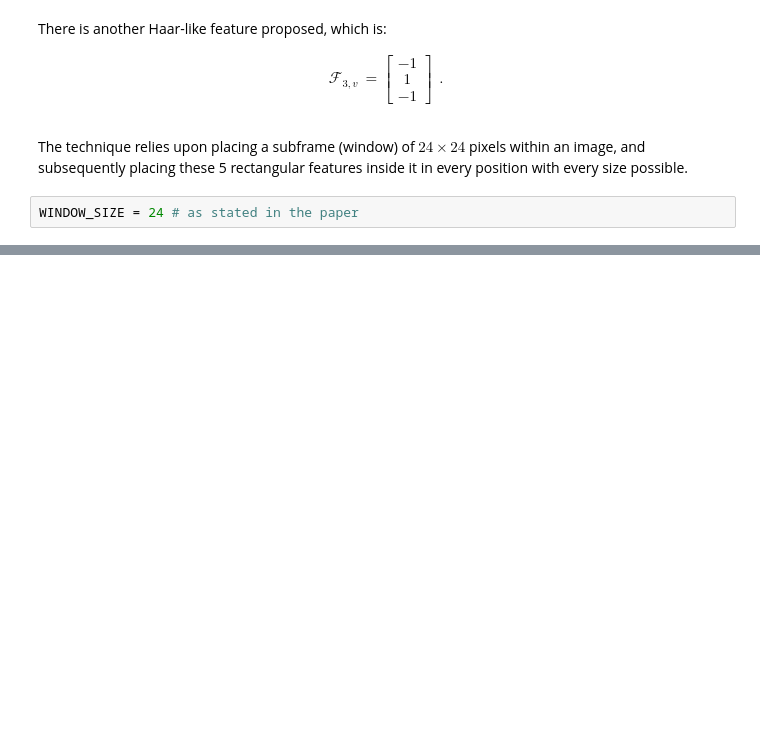
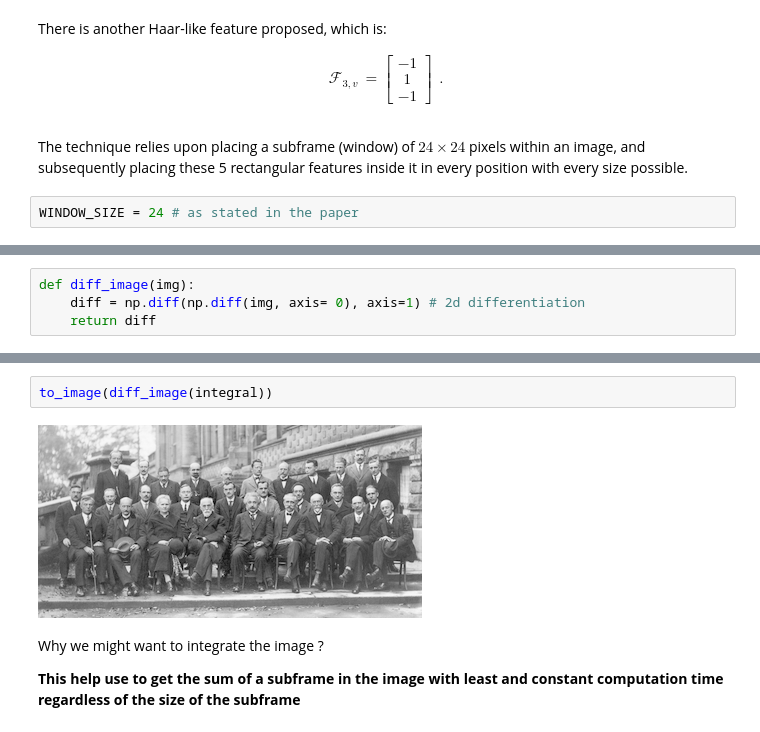
Before and after one commit to Computer-Vision-Spring-2024/exVision-FacialSys, a Jupyter notebook: face_detection/detect_face.ipynb, the cells around one changed output, grey strips where cells are left out. Saved outputs shown, nothing was run; the diff lists cells and outputs as text; blank space fills up the shorter version.

```diff
--- a/face_detection/detect_face.ipynb
+++ b/face_detection/detect_face.ipynb
@@ -120,0 +197,4 @@ WINDOW_SIZE = 24 # as stated in the paper
+# %%
+def diff_image(img):
+    diff = np.diff(np.diff(img, axis= 0), axis=1) # 2d differentiation
+    return diff
@@ -120,0 +227,8 @@ WINDOW_SIZE = 24 # as stated in the paper
+# %%
+to_image(diff_image(integral))
+# %% [output]
+[figure, added]
+# %% [markdown]
+Why we might want to integrate the image ?
+
+**This help use to get the sum of a subframe in the image with least and constant computation time regardless of the size of the subframe**
```
Also changed, not shown: parts of 18 cells of this notebook, 1 other file.
